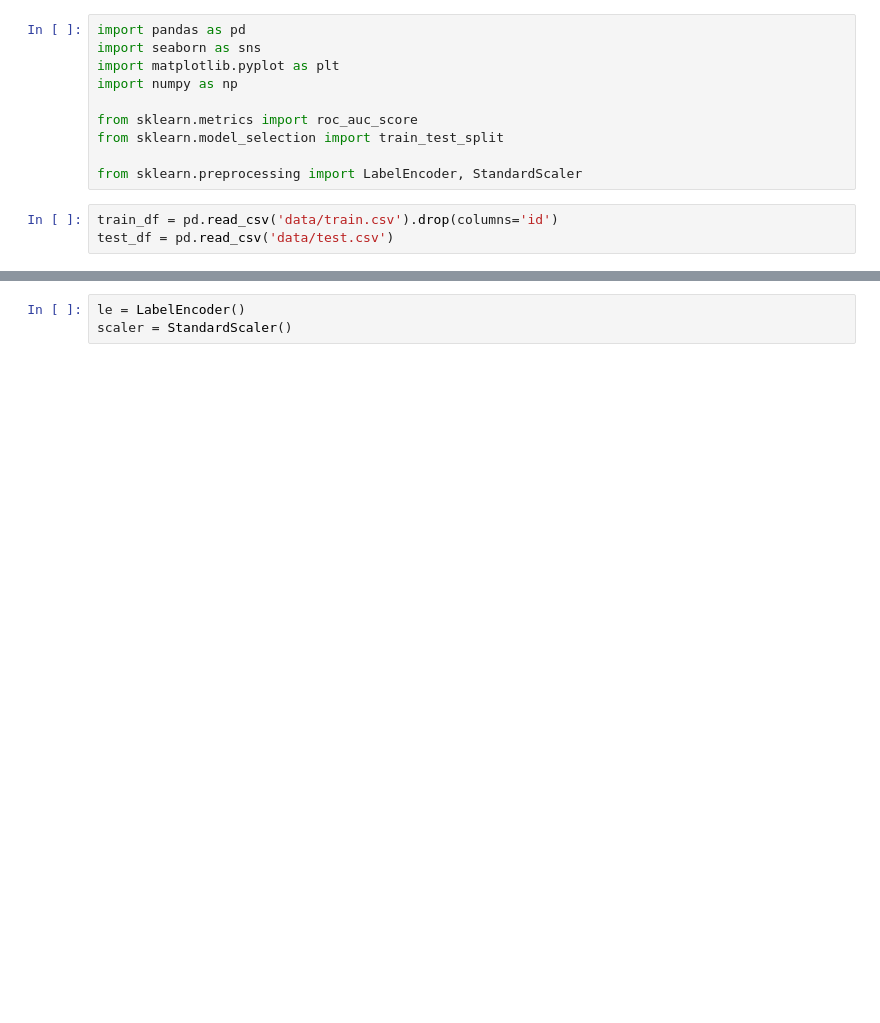
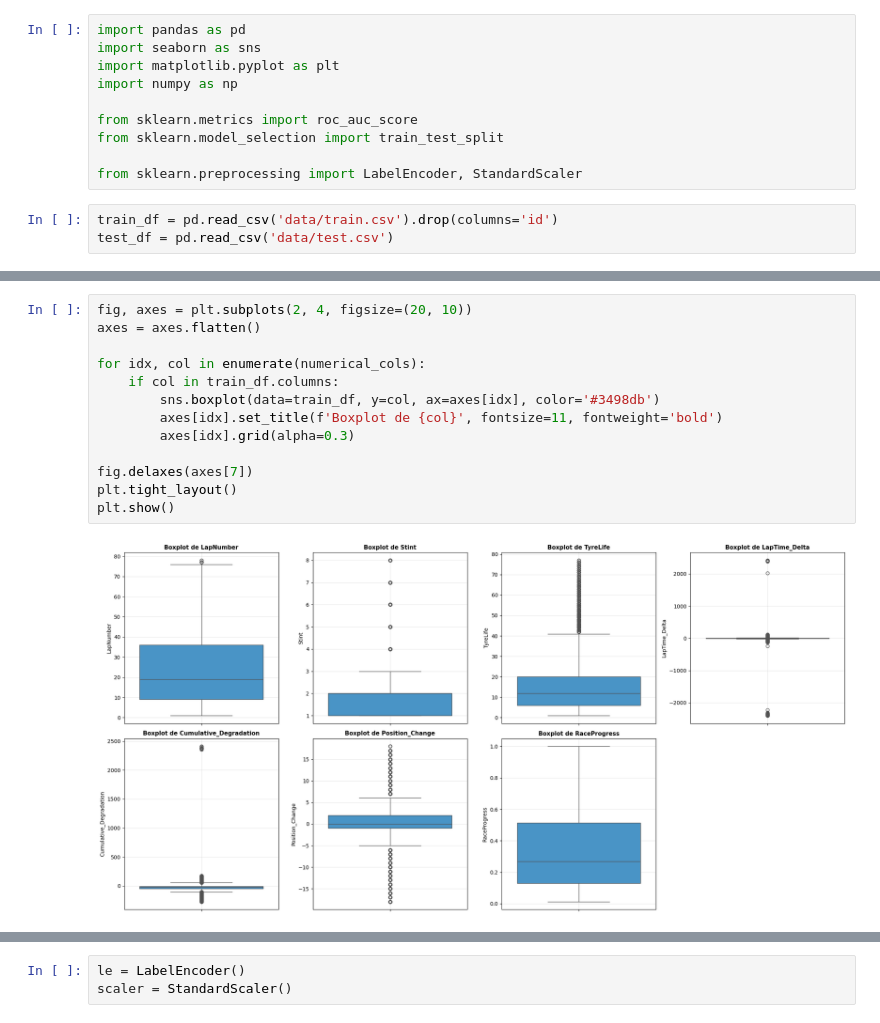
Before and after one commit to jpmamededs/KagglePitStops, a Jupyter notebook: PitStops.ipynb, the cells around one changed output, grey strips where cells are left out. Saved outputs shown, nothing was run; the diff lists cells and outputs as text; blank space fills up the shorter version.

Commit message:
feat: improvements in model, data exploration improvements also, and some more feature engineering

```diff
--- a/PitStops.ipynb
+++ b/PitStops.ipynb
@@ -13,0 +92,15 @@ test_df = pd.read_csv('data/test.csv')
+# %%
+fig, axes = plt.subplots(2, 4, figsize=(20, 10))
+axes = axes.flatten()
+
+for idx, col in enumerate(numerical_cols):
+    if col in train_df.columns:
+        sns.boxplot(data=train_df, y=col, ax=axes[idx], color='#3498db')
+        axes[idx].set_title(f'Boxplot de {col}', fontsize=11, fontweight='bold')
+        axes[idx].grid(alpha=0.3)
+
+fig.delaxes(axes[7])
+plt.tight_layout()
+plt.show()
+# %% [output]
+[figure, added]
```
Also changed, not shown: parts of 29 cells of this notebook, 6 other files.
